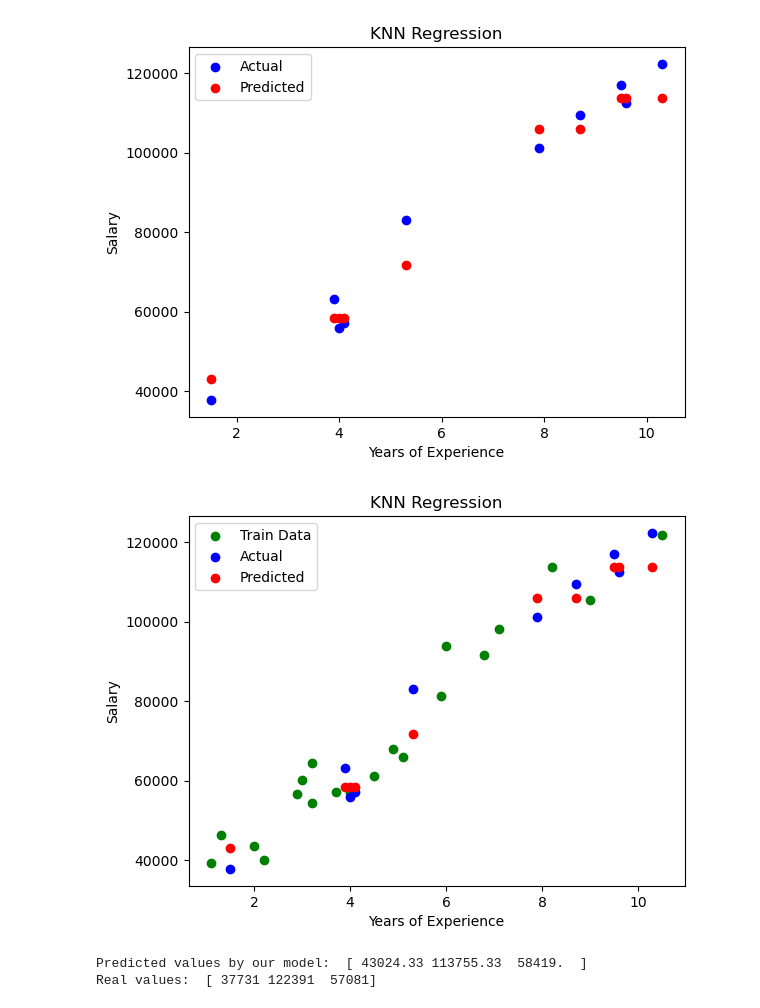
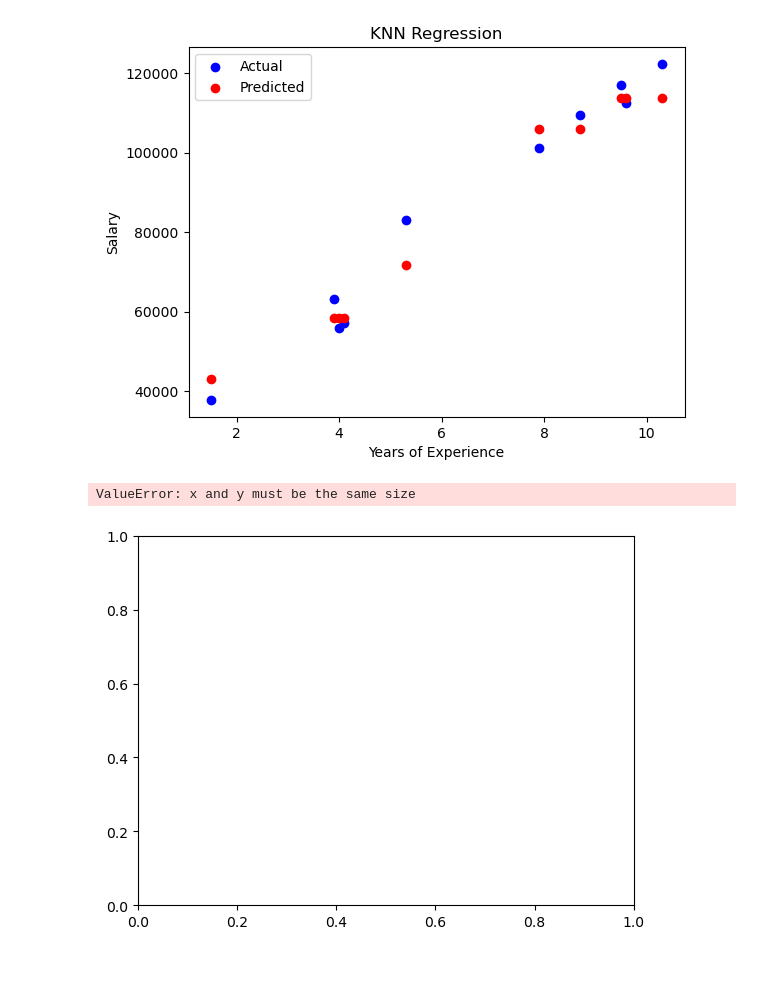
Before and after one commit to RakeshShastri/ML-LAB, a Jupyter notebook: KNN.ipynb, the cells around one changed output. Cells and saved outputs as stored; diff of their text form; code cells hidden in the pictures; blank space fills up the shorter version.

```diff
--- a/KNN.ipynb
+++ b/KNN.ipynb
@@ -53,9 +53,10 @@ class K_Nearest_Neighbors_Regressor():
 # Driver code
 def main():
     # Importing dataset
-    df = pd.read_csv("diabetes.csv")
-    X = df.iloc[:, :-1].values
-    Y = df.iloc[:, 1].values
+    df = pd.read_csv("knn.csv")
+    X = df.iloc[:, :4].values
+    Y = df.iloc[:, 5].values
+    #print(Y)
     # Splitting dataset into train and test set
     X_train, X_test, Y_train, Y_test = train_test_split(X, Y, test_size=1/3, random_state=0)
     # Model training
@@ -206,34 +207,33 @@ class K_Nearest_Neighbors_Regressor():
 
 # Driver code
 def main():
     # Importing dataset
-    df = pd.read_csv("salary_data.csv")
+    df = pd.read_csv("knn.csv")
     X = df.iloc[:, :-1].values
     Y = df.iloc[:, 1].values
     # Splitting dataset into train and test set
     X_train, X_test, Y_train, Y_test = train_test_split(X, Y, test_size=1/3, random_state=0)
     # Model training
     model = K_Nearest_Neighbors_Regressor(K=3)
     model.fit(X_train, Y_train)
     # Prediction on test set
     Y_pred = model.predict(X_test)
 
     # Plotting the graph
     plt.scatter(X_train, Y_train, color='green', label='Train Data')
     plt.scatter(X_test, Y_test, color='blue', label='Actual')
     plt.scatter(X_test, Y_pred, color='red', label='Predicted')
     plt.title('KNN Regression')
     plt.xlabel('Years of Experience')
     plt.ylabel('Salary')
     plt.legend()
     plt.show()
 
     print("Predicted values by our model: ", np.round(Y_pred[:3], 2))
     print("Real values: ", Y_test[:3])
 
 if __name__ == "__main__":
     main()
 # %% [output]
+ValueError: x and y must be the same size
-[figure, old version]
+[figure, new version]
-Predicted values by our model:  [ 43024.33 113755.33  58419.  ]
-Real values:  [ 37731 122391  57081]
```
Also changed, not shown: parts of 2 cells of this notebook.
